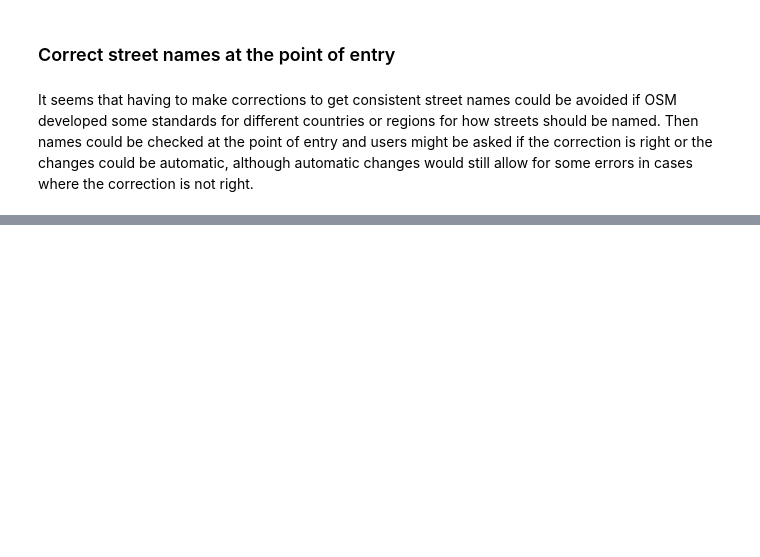
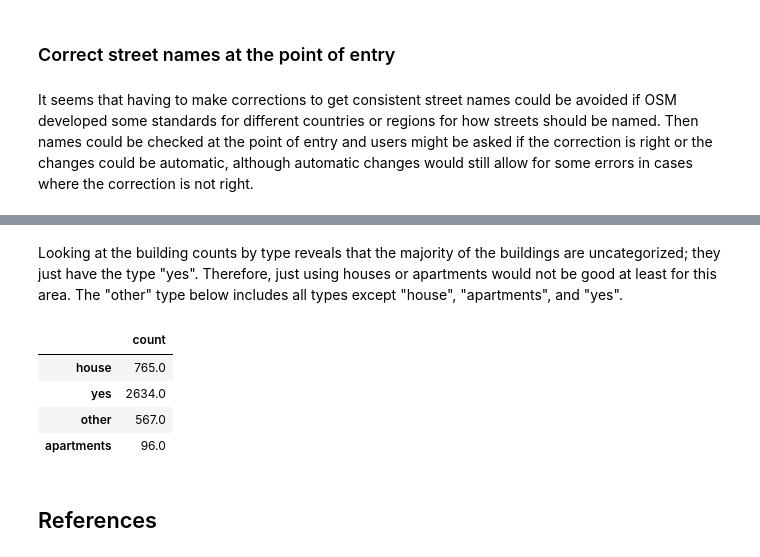
Before and after one commit to bnovak1/data_analyst_nanodegree, a Jupyter notebook: MongoDB/Project/Report.ipynb, the cells around one changed output, grey strips where cells are left out. Cells and saved outputs as stored; diff of their text form; code cells hidden in the pictures; blank space fills up the shorter version.

```diff
--- a/MongoDB/Project/Report.ipynb
+++ b/MongoDB/Project/Report.ipynb
@@ -233,0 +261,19 @@ It seems that having to make corrections to get consistent street names could be
+# %% [markdown]
+Looking at the building counts by type reveals that the majority of the buildings are uncategorized; they just have the type "yes". Therefore, just using houses or apartments would not be good at least for this area. The "other" type below includes all types except "house", "apartments", and "yes".
+# %%
+building_type_counts_df = pd.DataFrame.from_dict(building_type_counts, orient='index')
+building_type_counts_df.columns = ['count']
+
+other_count = np.sum(building_count) - np.sum(building_type_counts_df.loc[{'apartments', 'house', 'yes'}])
+other_count = pd.DataFrame.from_dict({'other': other_count['count']}, orient='index')
+other_count.columns = ['count']
+
+building_type_counts_df.append(other_count).loc[{'apartments', 'house', 'yes', 'other'}]
+# %% [output]
+|  | count |
+| house | 765.0 |
+| yes | 2634.0 |
+| other | 567.0 |
+| apartments | 96.0 |
+# %% [markdown]
+## References
```
Also changed, not shown: parts of 12 cells of this notebook, 8 other files.
